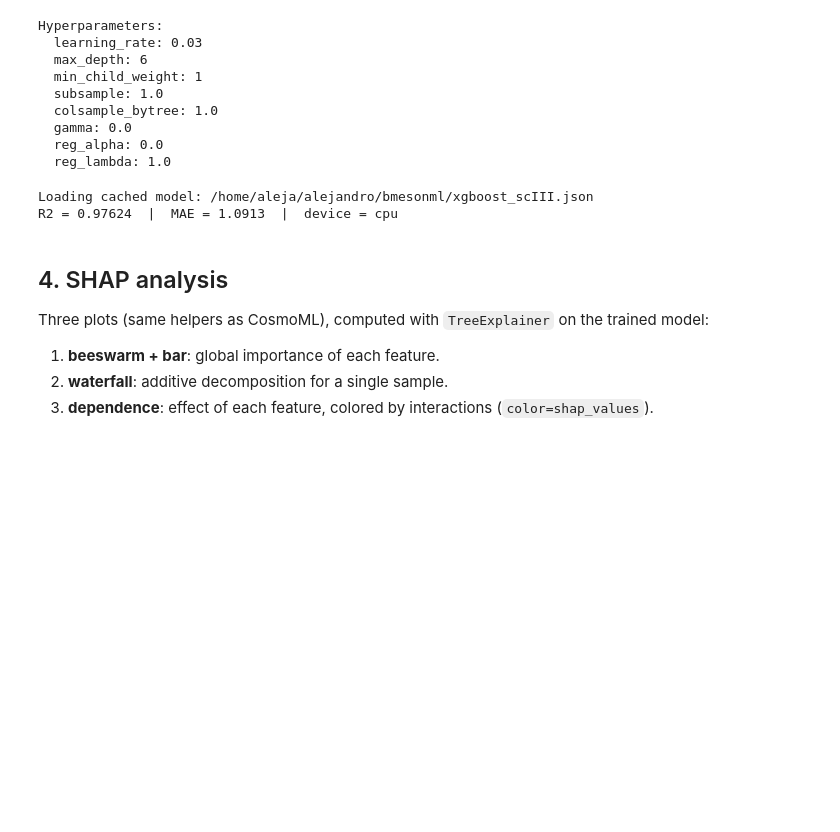
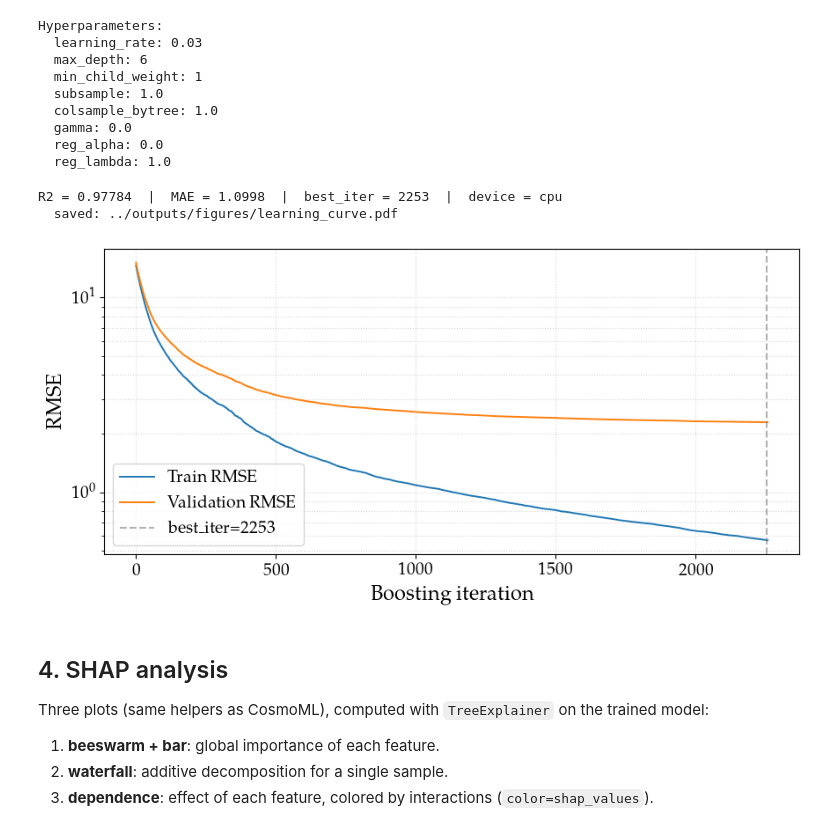
Before and after one commit to AlejandroMirRamos/BMesonsML, a Jupyter notebook: notebooks/xgboost_optimized.ipynb, the cells around one changed output. Drawn from its saved outputs; the diff is of its cells as text; code cells hidden in the pictures; blank space fills up the shorter version.

```diff
--- a/notebooks/xgboost_optimized.ipynb
+++ b/notebooks/xgboost_optimized.ipynb
@@ -252,7 +317,7 @@ def _plot_learning_curve(info, title='', show=True, save_path=None):
     plt.show() if show else plt.close(fig)
 
 
-if not FORCE_RETRAIN and MODEL_OUT.exists():
+if not (FORCE_RETRAIN or FORCE_DENSIFY) and MODEL_OUT.exists():
     print(f'Loading cached model: {MODEL_OUT}')
     model = XGBRegressor()
     model.load_model(str(MODEL_OUT))
@@ -267,35 +332,36 @@ else:
 
     es    = xgb_cb.EarlyStopping(rounds=5, data_name='validation_1', save_best=True)
     model = XGBRegressor(
         **_params,
         tree_method='hist', device=XGB_DEVICE, eval_metric='rmse',
         random_state=SEED, callbacks=[es],
     )
     model.fit(
         Xtr_res, ytr_res,
         eval_set=[(Xtr_res, ytr_res), (Xva, yva)],
         verbose=False,
     )
     model.save_model(str(MODEL_OUT))
 
     r2   = float(model.score(Xva, yva))
     mae  = float(np.mean(np.abs(model.predict(Xva) - yva.values)))
     best = int(getattr(model, 'best_iteration', model.n_estimators - 1))
     info = dict(
         eval_results   = model.evals_result(),
         eval_metric    = 'rmse',
         best_iteration = best,
         r2             = r2,
         X_val          = Xva,
     )
     print(f'R2 = {r2:.5f}  |  MAE = {mae:.4f}  |  best_iter = {best}  |  device = {XGB_DEVICE}')
     _plot_learning_curve(
         info,
         save_path=FIGS_DIR / 'learning_curve.pdf',
     )
 # %% [output]
-Loading cached model: /home/aleja/alejandro/bmesonml/xgboost_scIII.json
-R2 = 0.97624  |  MAE = 1.0913  |  device = cpu
+R2 = 0.97784  |  MAE = 1.0998  |  best_iter = 2253  |  device = cpu
+  saved: ../outputs/figures/learning_curve.pdf
+[figure, added]
 # %% [markdown]
 ## 4. SHAP analysis
 
```
Also changed, not shown: parts of 17 cells of this notebook, 2 other files.
